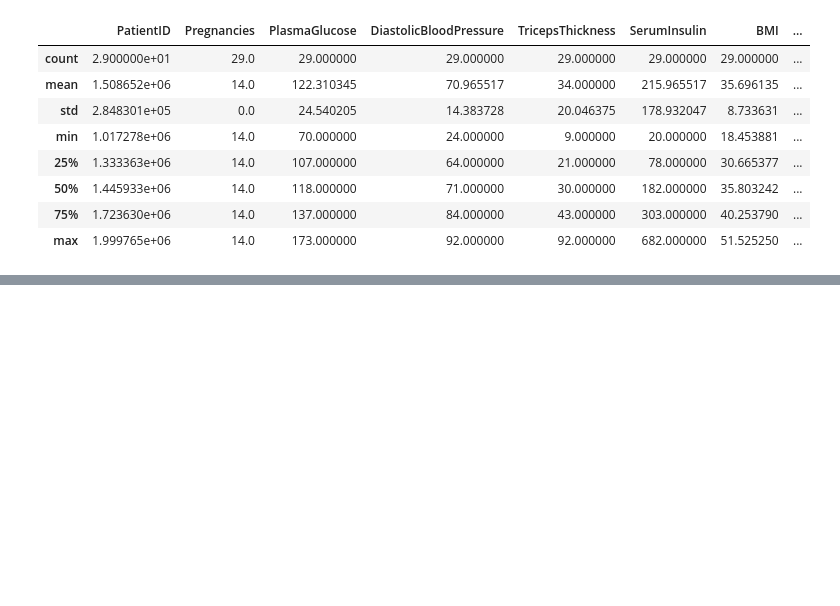
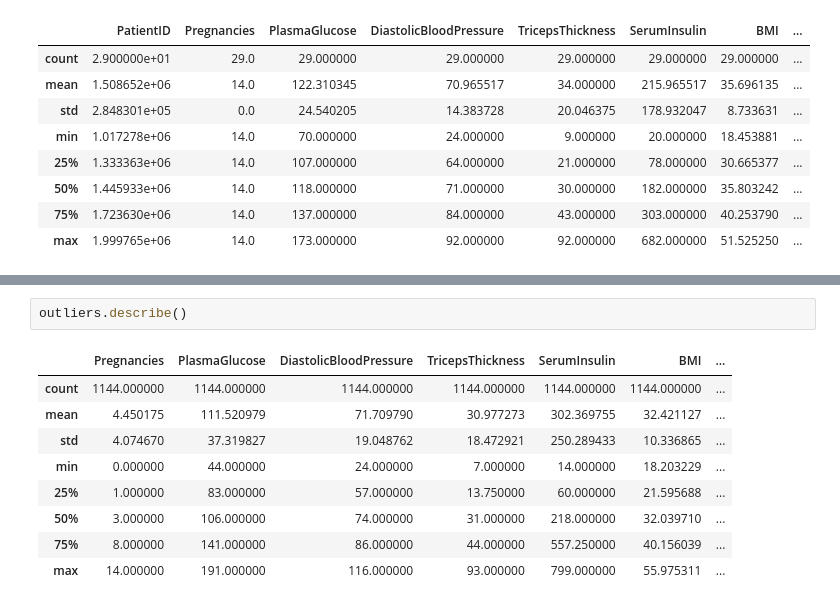
Before and after one commit to Lucky12348/diabetes_prediction, a Jupyter notebook: EDA.ipynb, the cells around one changed output, grey strips where cells are left out. Cells and saved outputs as stored; diff of their text form; blank space fills up the shorter version.

```diff
--- a/EDA.ipynb
+++ b/EDA.ipynb
@@ -270,0 +315,12 @@ Total_women_per_Pregnancies.describe()
+# %%
+outliers.describe()
+# %% [output]
+|  | Pregnancies | PlasmaGlucose | DiastolicBloodPressure | TricepsThickness | SerumInsulin | BMI | ... |
+| count | 1144.000000 | 1144.000000 | 1144.000000 | 1144.000000 | 1144.000000 | 1144.000000 | ... |
+| mean | 4.450175 | 111.520979 | 71.709790 | 30.977273 | 302.369755 | 32.421127 | ... |
+| std | 4.074670 | 37.319827 | 19.048762 | 18.472921 | 250.289433 | 10.336865 | ... |
+| min | 0.000000 | 44.000000 | 24.000000 | 7.000000 | 14.000000 | 18.203229 | ... |
+| 25% | 1.000000 | 83.000000 | 57.000000 | 13.750000 | 60.000000 | 21.595688 | ... |
+| 50% | 3.000000 | 106.000000 | 74.000000 | 31.000000 | 218.000000 | 32.039710 | ... |
+| 75% | 8.000000 | 141.000000 | 86.000000 | 44.000000 | 557.250000 | 40.156039 | ... |
+| max | 14.000000 | 191.000000 | 116.000000 | 93.000000 | 799.000000 | 55.975311 | ... |
```
Also changed, not shown: parts of 3 cells of this notebook.
